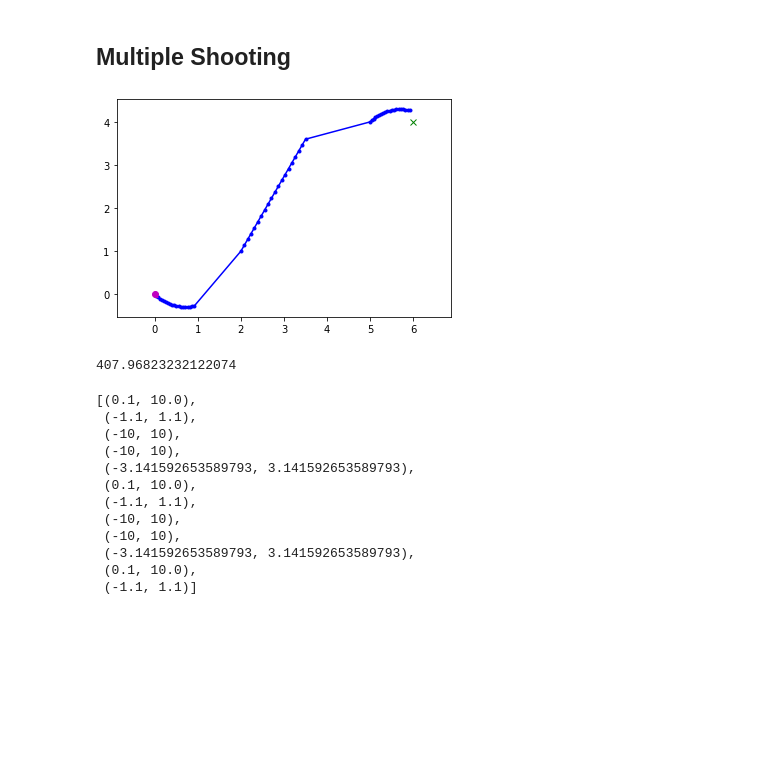
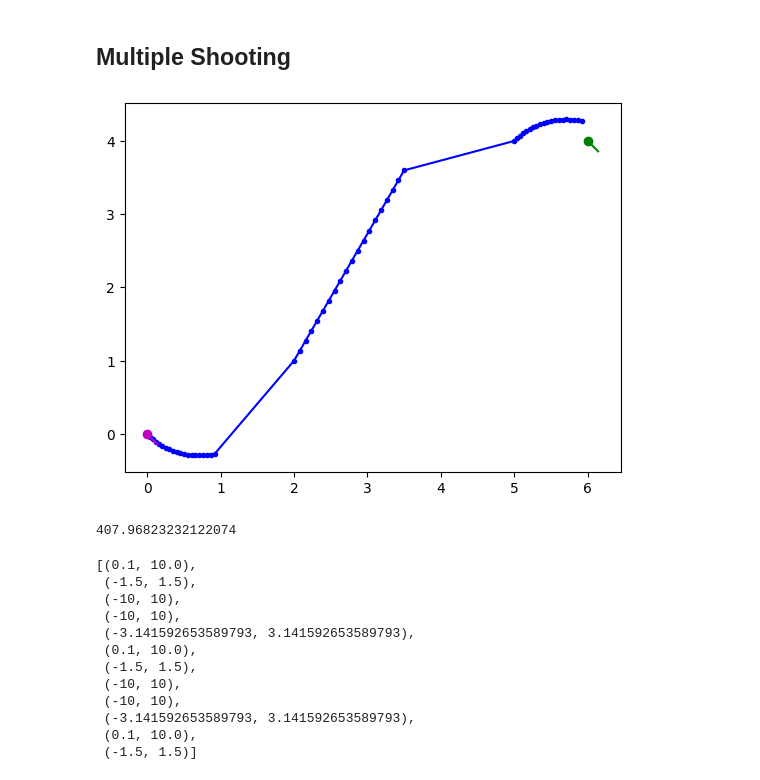
Before and after one commit to arthurrichards77/smply, a Jupyter notebook: shooting.ipynb, the cells around one changed output. Saved outputs shown, nothing was run; the diff lists cells and outputs as text; code cells hidden in the pictures; blank space fills up the shorter version.

```diff
--- a/shooting.ipynb
+++ b/shooting.ipynb
@@ -149,36 +150,35 @@ plt.show()
 # %%
 # define decision variable as vector of [time,curv,state,time,curv,state,time,curv]
 zm = np.array([1.,1.,   2.,1.,np.pi/3,3.,0.,   5.,4.,np.pi/4,1.,-1.])
 
 def pathm(z):
     # make sure it has N*5 + 2 elements
     nz = len(z)
     assert((nz-2)%5==0)
     # initial curvature values
     ix = 0
     xs = np.array([x0])
     xi = x0
     while ix<nz:
         def fm(t,x):
             u = np.array([1.,z[ix+1]])
             return(f(x,u))
         te=np.linspace(0.,z[ix],20)
         r = solve_ivp(fm,(0.,z[ix]),xi,t_eval=te)
         xs = np.append(xs,np.transpose(r.y),0)
         ix = ix+5
         xi = z[(ix-3):ix]
     return(xs)
 
 p = pathm(zm)
 
 plt.plot(p[:,0],p[:,1],'-b.')
-plt.plot(x0[0]+d*cos(x0[2]),x0[1]+d*sin(x0[2]),'m')
-plt.plot(x0[0],x0[1],'mo')
-plt.plot(p_goal[0],p_goal[1],'gx')
+plot_pose(x0,'m')
+plot_pose(xG,'g')
 plt.axis('equal')
 plt.show()
 # %% [output]
-[figure, old version]
+[figure, new version]
 # %%
 def Jm(z):
     tf = sum(z[range(0,len(z),5)])
@@ -194,23 +194,23 @@ print(Jm(zm))
 # %%
 x_lim = 10
 th_lim = np.pi
-bndsm = [b for ii in range(len(z)//2) for b in [(0.1,10.0),(-curv_lim,curv_lim),(-x_lim,x_lim),(-x_lim,x_lim),(-th_lim,th_lim)]]
+bndsm = [b for ii in range(len(z)//2) for b in [(0.1,10.0),(-curvature_limit,curvature_limit),(-x_lim,x_lim),(-x_lim,x_lim),(-th_lim,th_lim)]]
 bndsm = bndsm[0:-3]
 assert(len(bndsm)==len(zm))
 bndsm
 # %% [output]
 [(0.1, 10.0),
- (-1.1, 1.1),
+ (-1.5, 1.5),
  (-10, 10),
  (-10, 10),
  (-3.141592653589793, 3.141592653589793),
  (0.1, 10.0),
- (-1.1, 1.1),
+ (-1.5, 1.5),
  (-10, 10),
  (-10, 10),
  (-3.141592653589793, 3.141592653589793),
  (0.1, 10.0),
- (-1.1, 1.1)]
+ (-1.5, 1.5)]
 # %%
 r = minimize(Jm,zm,method='SLSQP',bounds=bndsm)
 print(r)
```
Also changed, not shown: parts of 13 cells of this notebook.
